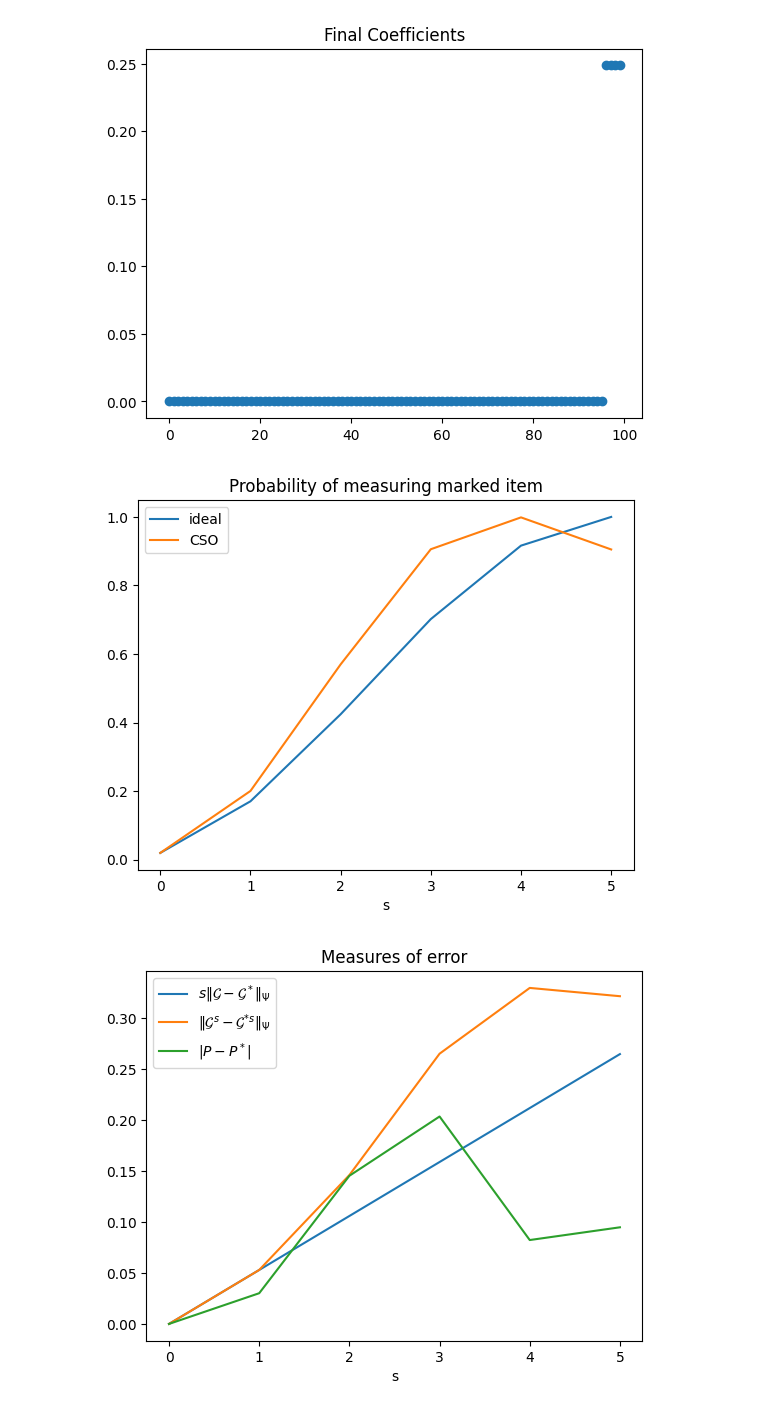
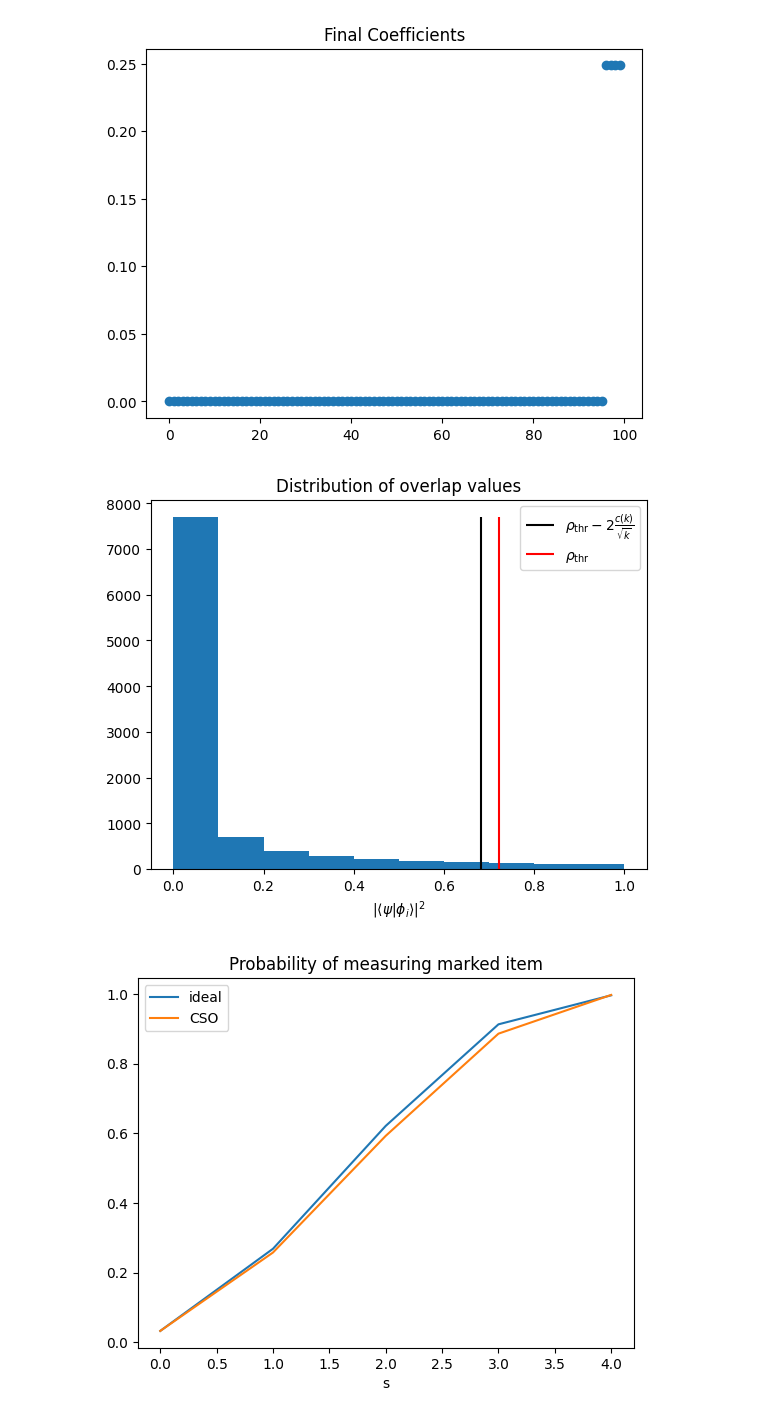
Before and after one commit to david-f-amorim/quantum-matched-filtering, a Jupyter notebook: A_plots.ipynb, the cells around one changed output. Cells and saved outputs as stored; diff of their text form; code cells hidden in the pictures.

Commit message:
updated plots

```diff
--- a/A_plots.ipynb
+++ b/A_plots.ipynb
@@ -128,21 +128,28 @@ import numpy as np
 import matplotlib.pyplot as plt
 from scipy.special import comb
 
-N = 100
-rho = 0.2 # overlap, nor overlap squared!
-k = 1000
+N = 10000
+rho = 0.85 # overlap, nor overlap squared!
+k = 200
 
 def c(k):
-    return  0 * k**(0.4)
+    return  0.1 * k**(0.2)
 
 j_star = int(0.5 * k * (1+ rho**2) - 0.5 * c(k) * np.sqrt(k))
+
+if j_star ==0:
+    print('WARNING: j_star=0')
+elif j_star==k:
+    print('WARNING: j_star=k')
+if rho**2- 2 * c(k)/ np.sqrt(k) <0:
+    print('WARNING: $c(k)/sqrt(k) too large')
 
 ## uniformly sample numbers
 num = np.linspace(0,1,N)
 
 ## define overlap distribution
 def g_dist(x):
-    return np.exp(-x* 100)
+    return np.exp(-x* 5)
 
 ## get distribution of overlaps
 rho_arr = g_dist(num)
@@ -189,37 +196,45 @@ P_failure = 1 - np.sum(np.abs(c_CSO)**2, axis =0)
 
 P_ideal_marked = np.empty(s+1)
 P_CSO_marked = np.empty(s+1)
 
 for i in np.arange(s+1):
     P_ideal_marked[i] = np.sum(np.abs(c_ideal[:,i] * (rho_arr**2 >= rho**2))**2)
     P_CSO_marked[i] = np.sum(np.abs(c_CSO_norm[:,i] * (rho_arr**2 >= rho**2))**2)
 
 P_CSO_marked
 
 ######
 s_arr = np.arange(s+1)
 
+hist = plt.hist(rho_arr**2)
+plt.vlines(x=rho**2- 2 * c(k)/ np.sqrt(k), ymin=0, ymax=np.max(hist[0]), colors="black", label=r'$\rho_\text{thr} - 2\frac{c(k)}{\sqrt{k}}$')
+plt.vlines(x=rho**2, ymin=0, ymax=np.max(hist[0]), colors="red", label=r'$\rho_\text{thr}$')
+plt.xlabel(r'$\vert \langle \psi | \phi_i \rangle \vert^2$')
+plt.title("Distribution of overlap values")
+plt.legend()
+plt.show()
+
 plt.plot(s_arr, P_ideal_marked, label="ideal")
 plt.plot(s_arr, P_CSO_marked, label="CSO")
 plt.legend()
 plt.xlabel("s")
 plt.title("Probability of measuring marked item")
 plt.show()
 
-plt.plot(s_arr, s_arr * error[1], label=r'$s\Vert \mathcal{G} - \mathcal{G}^* \Vert_\Psi$')
-plt.plot(s_arr, error, label=r'$\Vert \mathcal{G}^s - \mathcal{G}^{*s} \Vert_\Psi$')
-plt.plot(s_arr, np.abs(P_CSO_marked-P_ideal_marked), label=r'$\vert P - P^* \vert$')
+plt.plot(s_arr, s_arr * error[1], label=r'$s\Vert \mathcal{G} - \mathcal{G}^* \Vert_\Psi$', color="black", ls="--")
+plt.plot(s_arr, error, label=r'$\Vert \mathcal{G}^s - \mathcal{G}^{*s} \Vert_\Psi$', color="red")
+plt.plot(s_arr, np.abs(P_CSO_marked-P_ideal_marked), label=r'$\vert P - P^* \vert$', color="blue")
 plt.legend()
 plt.xlabel("s")
 plt.title("Measures of error")
 plt.show()
 
-plt.plot(s_arr, 1 - (1 - P_failure[1])**s_arr, label=r'$ (P_f^{(1)})^s$')
-plt.plot(s_arr, P_failure, label=r'$P_f^{(s)}$')
+plt.plot(s_arr, 1 - (1 - P_failure[1])**s_arr, label=r'$ (P_f^{(1)})^s$', color="black", ls="--")
+plt.plot(s_arr, P_failure, label=r'$P_f^{(s)}$', color="red")
 plt.legend()
 plt.xlabel("s")
 plt.title("Failure probability")
 plt.show()
 # %% [output]
-[figure, old version]
+[figure, new version]
-[figure, old version]
+[figure, new version]
```
Also changed, not shown: parts of 2 cells of this notebook, 8 other files.
